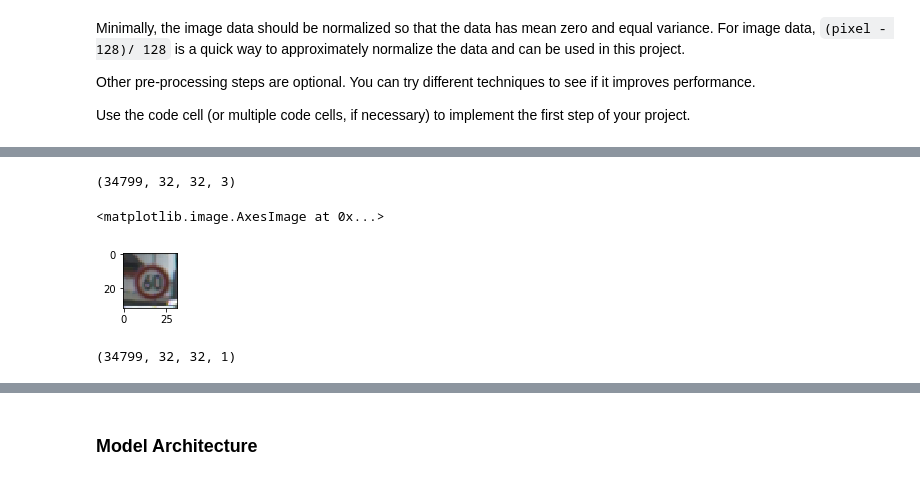
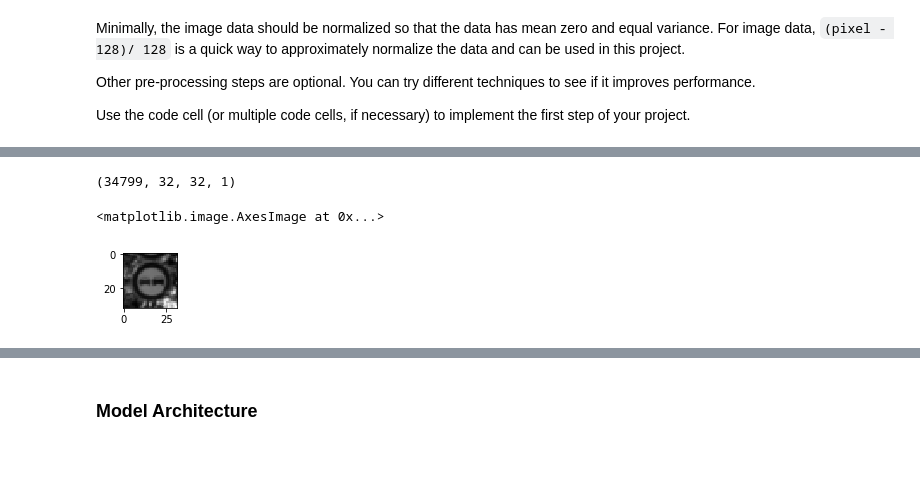
Before and after one commit to mathiasvkaiz/sdcnd-traffic-sign-classifier-p2, a Jupyter notebook: Traffic_Sign_Classifier.ipynb, the cells around one changed output, grey strips where cells are left out. Saved outputs shown, nothing was run; the diff lists cells and outputs as text; code cells hidden in the pictures.

Commit message:
code: Added comparison image for grayscale, remove comments

```diff
--- a/Traffic_Sign_Classifier.ipynb
+++ b/Traffic_Sign_Classifier.ipynb
@@ -174,7 +174,7 @@ Use the code cell (or multiple code cells, if necessary) to implement the first
 ### converting to grayscale, etc.
 ### Feel free to use as many code cells as needed.
 def normalize(X, length):
-    X_normalized = np.empty((length, 32, 32, 3), dtype=np.float32)
+    X_normalized = np.empty((length, 32, 32, 1), dtype=np.float32)
 
     for i in range(X.shape[3]):
         img = X[:, :, :, i]
@@ -192,3 +192,10 @@ def grayscale(X, length):
 # %%
 # shuffle test data
 X_train, y_train = shuffle(X_train, y_train)
+# %%
+# grayscale sets
+X_train_gray = grayscale(X_train, n_train)
+X_valid_gray = grayscale(X_valid, n_valid)
+X_test_gray = grayscale(X_test, n_test)
+
+print (X_train_gray.shape)
@@ -194,0 +204,8 @@ X_train, y_train = shuffle(X_train, y_train)
+# %%
+# show random normalized image
+index = random.randint(0, len(X_train_gray))
+image = X_train_gray[index].squeeze()
+
+plt.figure(figsize=(1,1))
+plt.savefig('examples/grayscale.jpg')
+plt.imshow(image, cmap="gray")
@@ -195,28 +215,18 @@ X_train, y_train = shuffle(X_train, y_train)
 # %%
 # normalize sets
-X_train_norm = normalize(X_train, n_train)
-X_valid_norm = normalize(X_valid, n_valid)
-X_test_norm = normalize(X_test, n_test)
+X_train_norm = normalize(X_train_gray, n_train)
+X_valid_norm = normalize(X_valid_gray, n_valid)
+X_test_norm = normalize(X_test_gray, n_test)
 
 print (X_train_norm.shape)
 # %% [output]
-(34799, 32, 32, 3)
+(34799, 32, 32, 1)
 # %%
-# show random normalized image
-index = random.randint(0, len(X_train_norm))
 image = X_train_norm[index].squeeze()
 
 plt.figure(figsize=(1,1))
+plt.savefig('examples/normalize.jpg')
 plt.imshow(image, cmap="gray")
 # %% [output]
 <matplotlib.image.AxesImage at 0x...>
-[figure, old version]
+[figure, new version]
-# %%
-# grayscale sets
-X_train_norm = grayscale(X_train_norm, n_train)
-X_valid_norm = grayscale(X_valid_norm, n_valid)
-X_test_norm = grayscale(X_test_norm, n_test)
-
-print (X_train_norm.shape)
-# %% [output]
-(34799, 32, 32, 1)
```
Also changed, not shown: parts of 11 cells of this notebook, 2 other files.
